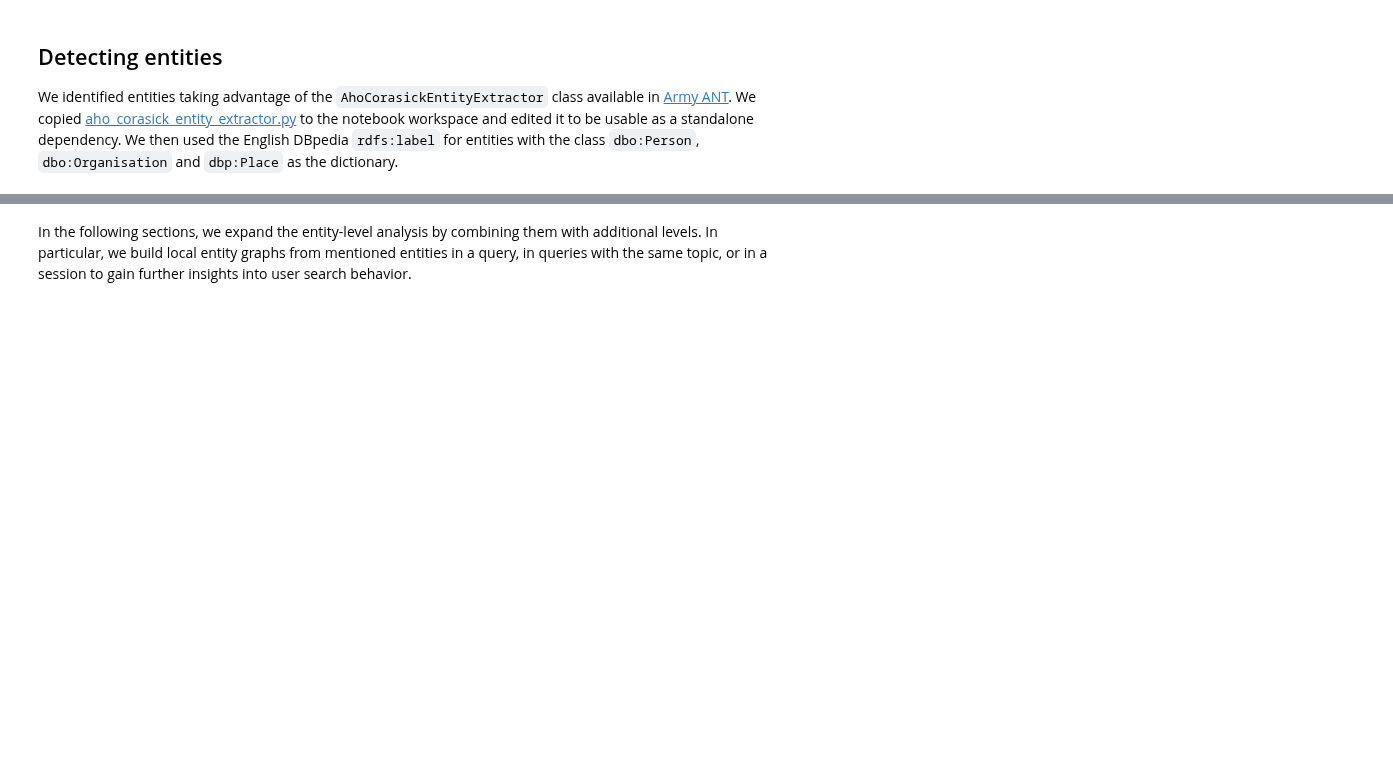
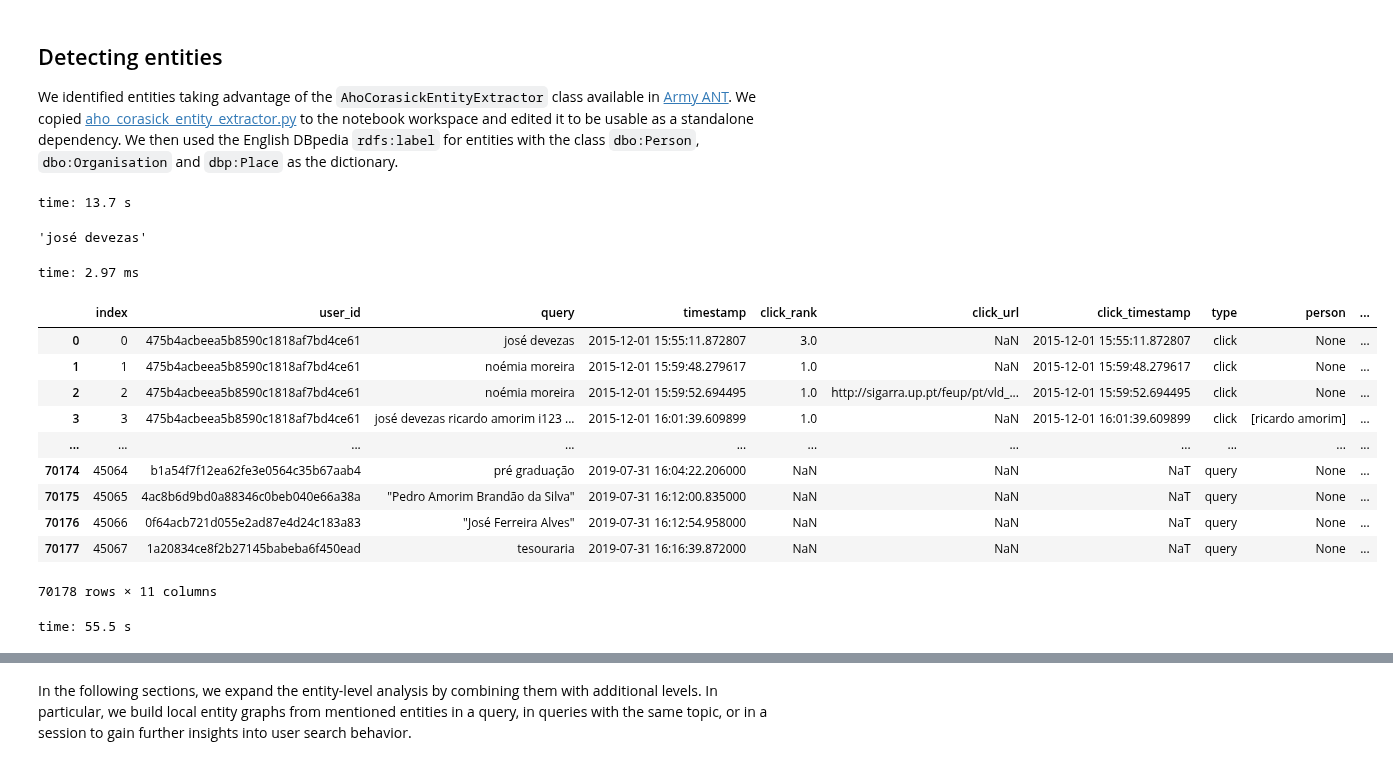
Before and after one commit to feup-infolab/army-ant, a Jupyter notebook: notebooks/query_log_analysis/query_log_analysis.ipynb, the cells around one changed output, grey strips where cells are left out. Cells and saved outputs as stored; diff of their text form; code cells hidden in the pictures; blank space fills up the shorter version.

```diff
--- a/notebooks/query_log_analysis/query_log_analysis.ipynb
+++ b/notebooks/query_log_analysis/query_log_analysis.ipynb
@@ -1047,14 +1475,14 @@ from aho_corasick_entity_extractor import AhoCorasickEntityExtractor
 
 lists_per_lang = {
     'en': {
-        'person': 'data/pt_dbpedia_person.txt',
-        'organization': 'data/pt_dbpedia_organization.txt',
-        'place': 'data/pt_dbpedia_place.txt'
+        'person': 'data/entity_lists/pt_dbpedia_person.txt',
+        'organization': 'data/entity_lists/pt_dbpedia_organization.txt',
+        'place': 'data/entity_lists/pt_dbpedia_place.txt'
     },
     'pt': {
-        'person': 'data/en_dbpedia_person.txt',
-        'organization': 'data/en_dbpedia_organization.txt',
-        'place': 'data/en_dbpedia_place.txt'
+        'person': 'data/entity_lists/en_dbpedia_person.txt',
+        'organization': 'data/entity_lists/en_dbpedia_organization.txt',
+        'place': 'data/entity_lists/en_dbpedia_place.txt'
     }
 }
 
@@ -1063,24 +1491,44 @@ ac = {
     'organization': AhoCorasickEntityExtractor(list_path=lists_per_lang[lang]['organization']),
     'place': AhoCorasickEntityExtractor(list_path=lists_per_lang[lang]['place'])
 }
+# %% [output]
+time: 13.7 s
+# %%
+qlog.iloc[19]['query']
+# %% [output]
+'josé devezas'
+time: 2.97 ms
 # %%
 from collections import OrderedDict
 from functools import reduce
 
 for d_class in ac.keys():
     qlog[d_class] = None
 
     for i in range(len(qlog)):
-        query = qlog.loc[i, 'query']
+        query = qlog.iloc[i]['query']
         entities = ac[d_class].extract(query)
 
         for entity in entities:
             if qlog.loc[i, d_class] is None:
                 qlog.at[i, d_class] = [entity]
             else:
                 qlog.at[i, d_class].append(entity)
 
 qlog
+# %% [output]
+|  | index | user_id | query | timestamp | click_rank | click_url | click_timestamp | type | person | ... |
+| 0 | 0 | 475b4acbeea5b8590c1818af7bd4ce61 | josé devezas | 2015-12-01 15:55:11.872807 | 3.0 | NaN | 2015-12-01 15:55:11.872807 | click | None | ... |
+| 1 | 1 | 475b4acbeea5b8590c1818af7bd4ce61 | noémia moreira | 2015-12-01 15:59:48.279617 | 1.0 | NaN | 2015-12-01 15:59:48.279617 | click | None | ... |
+| 2 | 2 | 475b4acbeea5b8590c1818af7bd4ce61 | noémia moreira | 2015-12-01 15:59:52.694495 | 1.0 | http://sigarra.up.pt/feup/pt/vld_... | 2015-12-01 15:59:52.694495 | click | None | ... |
+| 3 | 3 | 475b4acbeea5b8590c1818af7bd4ce61 | josé devezas ricardo amorim i123 ... | 2015-12-01 16:01:39.609899 | 1.0 | NaN | 2015-12-01 16:01:39.609899 | click | [ricardo amorim] | ... |
+| ... | ... | ... | ... | ... | ... | ... | ... | ... | ... | ... |
+| 70174 | 45064 | b1a54f7f12ea62fe3e0564c35b67aab4 | pré graduação | 2019-07-31 16:04:22.206000 | NaN | NaN | NaT | query | None | ... |
+| 70175 | 45065 | 4ac8b6d9bd0a88346c0beb040e66a38a | "Pedro Amorim Brandão da Silva" | 2019-07-31 16:12:00.835000 | NaN | NaN | NaT | query | None | ... |
+| 70176 | 45066 | 0f64acb721d055e2ad87e4d24c183a83 | "José Ferreira Alves" | 2019-07-31 16:12:54.958000 | NaN | NaN | NaT | query | None | ... |
+| 70177 | 45067 | 1a20834ce8f2b27145babeba6f450ead | tesouraria | 2019-07-31 16:16:39.872000 | NaN | NaN | NaT | query | None | ... |
+70178 rows × 11 columns
+time: 55.5 s
 # %%
 import itertools
 
```
Also changed, not shown: parts of 76 cells of this notebook.
